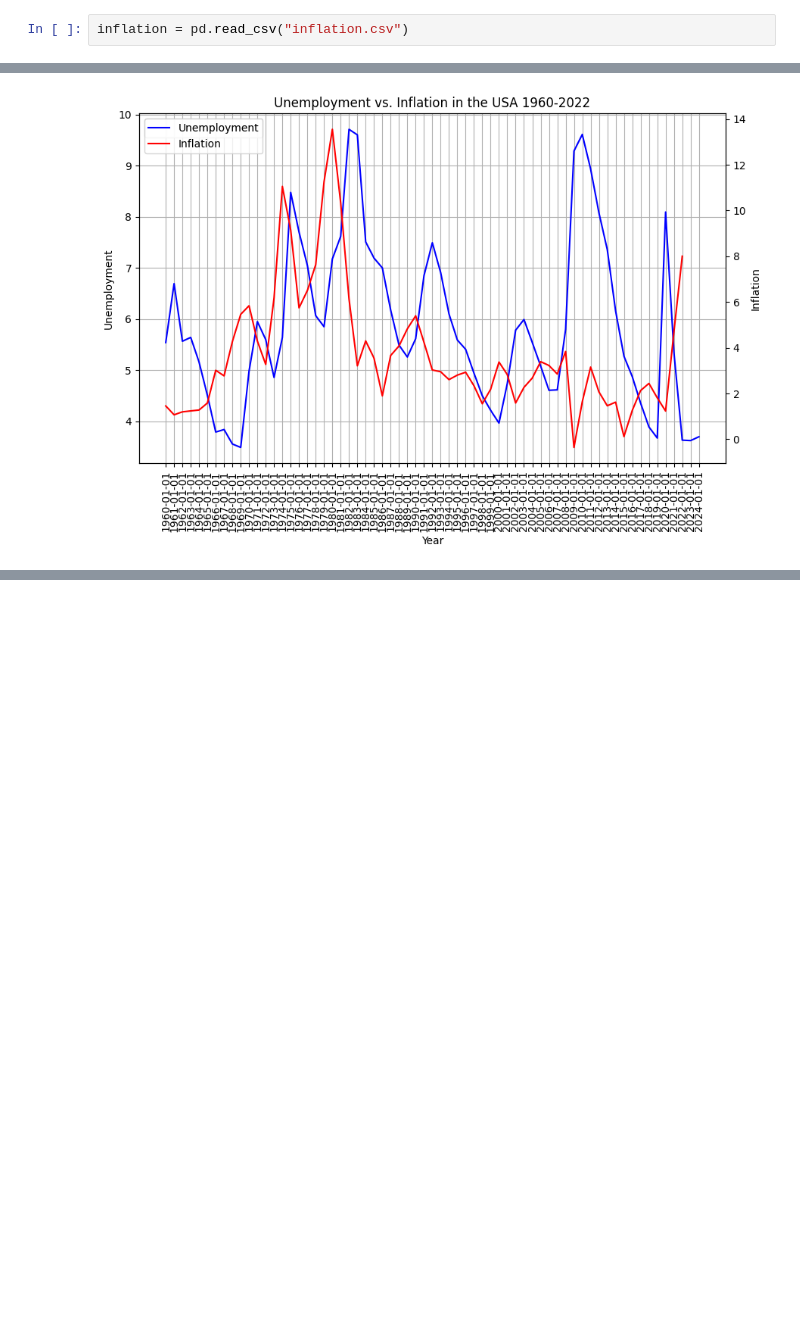
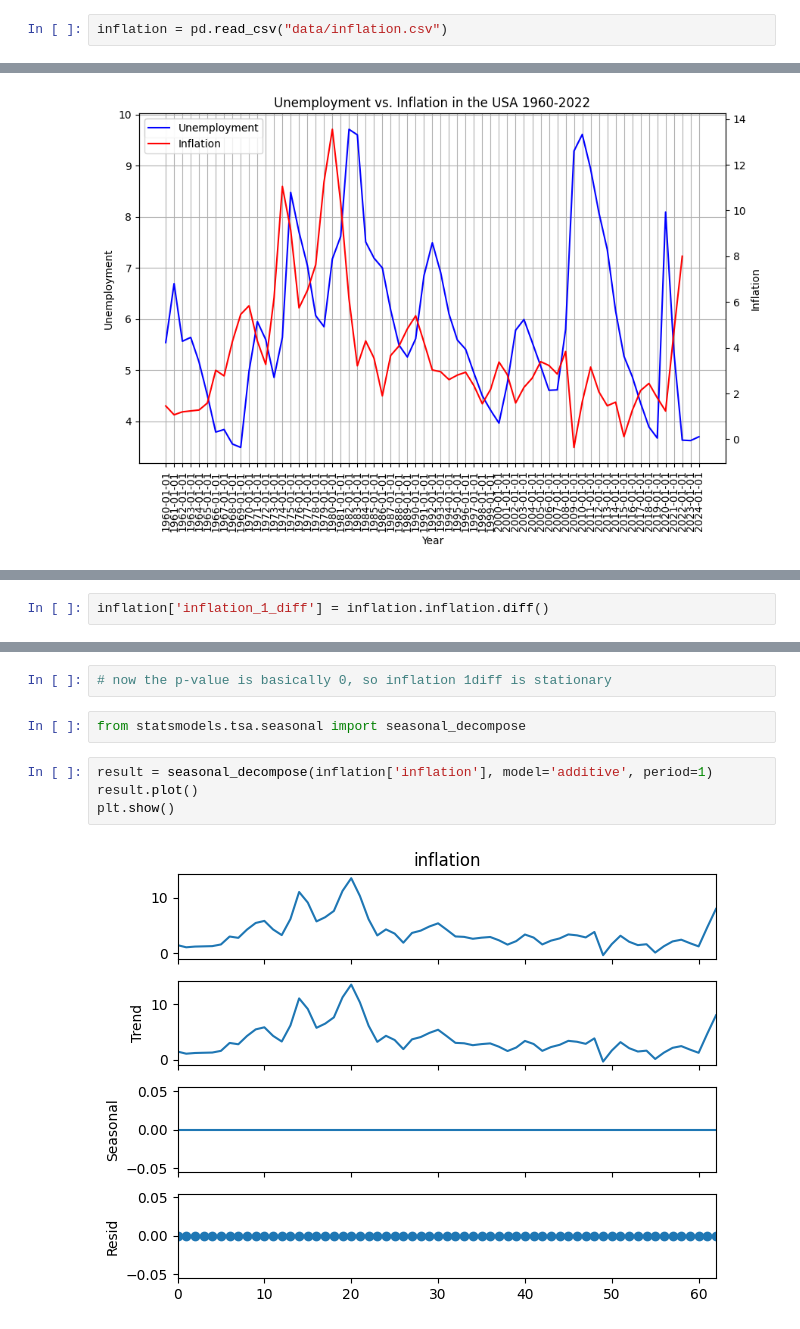
Before and after one commit to subthalamic/subthalamic, a Jupyter notebook: luca-intro/Phillips curve.ipynb, the cells around one changed output, grey strips where cells are left out. Saved outputs shown, nothing was run; the diff lists cells and outputs as text; blank space fills up the shorter version.

```diff
--- a/luca-intro/Phillips curve.ipynb
+++ b/luca-intro/Phillips curve.ipynb
@@ -18,7 +21,7 @@ import sys
 import pandas as pd
 import matplotlib.pyplot as plt
 # %%
-inflation = pd.read_csv("inflation.csv")
+inflation = pd.read_csv("data/inflation.csv")
 # %%
 inflation.columns = ['year', 'inflation']
 # %%
@@ -149,0 +169,2 @@ axb.legend(lines + lines2, labels + labels2, loc='upper left')
+# %%
+inflation['inflation_1_diff'] = inflation.inflation.diff()
@@ -149,0 +188,10 @@ axb.legend(lines + lines2, labels + labels2, loc='upper left')
+# %%
+# now the p-value is basically 0, so inflation 1diff is stationary
+# %%
+from statsmodels.tsa.seasonal import seasonal_decompose
+# %%
+result = seasonal_decompose(inflation['inflation'], model='additive', period=1)
+result.plot()
+plt.show()
+# %% [output]
+[figure, added]
```
Also changed, not shown: parts of 28 cells of this notebook.
